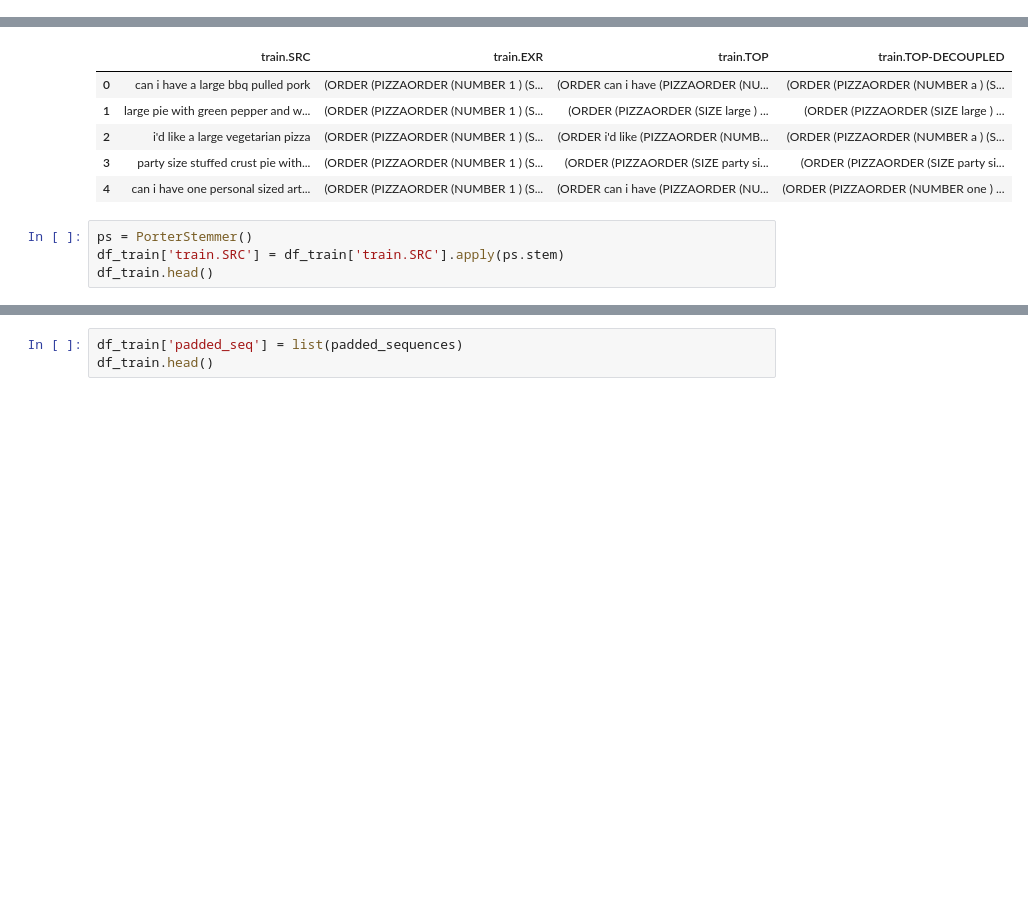
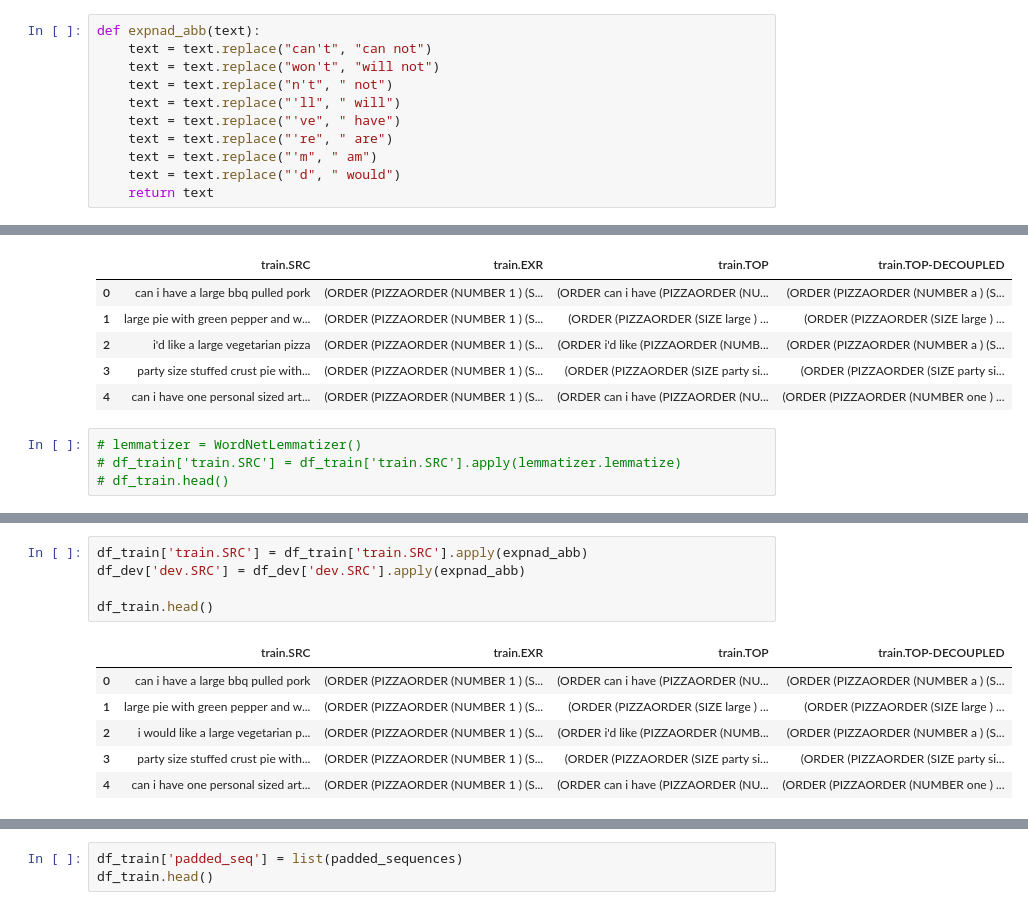
Before and after one commit to AhmedSamy02/NLP-Project, a Jupyter notebook: preprocessing.ipynb, the cells around one changed output, grey strips where cells are left out. Drawn from its saved outputs; the diff is of its cells as text; blank space fills up the shorter version.

```diff
--- a/preprocessing.ipynb
+++ b/preprocessing.ipynb
@@ -20,3 +28,14 @@ def clean_text(text):
     text = re.sub(r'\s+', ' ', text)  # Remove multiple spaces
     text = text.lower().strip()       # Lowercase and strip whitespace
     return text
+# %%
+def expnad_abb(text):
+    text = text.replace("can't", "can not")
+    text = text.replace("won't", "will not")
+    text = text.replace("n't", " not")
+    text = text.replace("'ll", " will")
+    text = text.replace("'ve", " have")
+    text = text.replace("'re", " are")
+    text = text.replace("'m", " am")
+    text = text.replace("'d", " would")
+    return text
@@ -54,6 +106,6 @@ df_train.head()
 | 3 | party size stuffed crust pie with... | (ORDER (PIZZAORDER (NUMBER 1 ) (S... | (ORDER (PIZZAORDER (SIZE party si... | (ORDER (PIZZAORDER (SIZE party si... |
 | 4 | can i have one personal sized art... | (ORDER (PIZZAORDER (NUMBER 1 ) (S... | (ORDER can i have (PIZZAORDER (NU... | (ORDER (PIZZAORDER (NUMBER one ) ... |
 # %%
-ps = PorterStemmer()
-df_train['train.SRC'] = df_train['train.SRC'].apply(ps.stem)
-df_train.head()
+# lemmatizer = WordNetLemmatizer()
+# df_train['train.SRC'] = df_train['train.SRC'].apply(lemmatizer.lemmatize)
+# df_train.head()
@@ -66,0 +112,12 @@ df_train.head()
+# %%
+df_train['train.SRC'] = df_train['train.SRC'].apply(expnad_abb)
+df_dev['dev.SRC'] = df_dev['dev.SRC'].apply(expnad_abb)
+
+df_train.head()
+# %% [output]
+|  | train.SRC | train.EXR | train.TOP | train.TOP-DECOUPLED |
+| 0 | can i have a large bbq pulled pork | (ORDER (PIZZAORDER (NUMBER 1 ) (S... | (ORDER can i have (PIZZAORDER (NU... | (ORDER (PIZZAORDER (NUMBER a ) (S... |
+| 1 | large pie with green pepper and w... | (ORDER (PIZZAORDER (NUMBER 1 ) (S... | (ORDER (PIZZAORDER (SIZE large ) ... | (ORDER (PIZZAORDER (SIZE large ) ... |
+| 2 | i would like a large vegetarian p... | (ORDER (PIZZAORDER (NUMBER 1 ) (S... | (ORDER i'd like (PIZZAORDER (NUMB... | (ORDER (PIZZAORDER (NUMBER a ) (S... |
+| 3 | party size stuffed crust pie with... | (ORDER (PIZZAORDER (NUMBER 1 ) (S... | (ORDER (PIZZAORDER (SIZE party si... | (ORDER (PIZZAORDER (SIZE party si... |
+| 4 | can i have one personal sized art... | (ORDER (PIZZAORDER (NUMBER 1 ) (S... | (ORDER can i have (PIZZAORDER (NU... | (ORDER (PIZZAORDER (NUMBER one ) ... |
```
Also changed, not shown: parts of 11 cells of this notebook.
